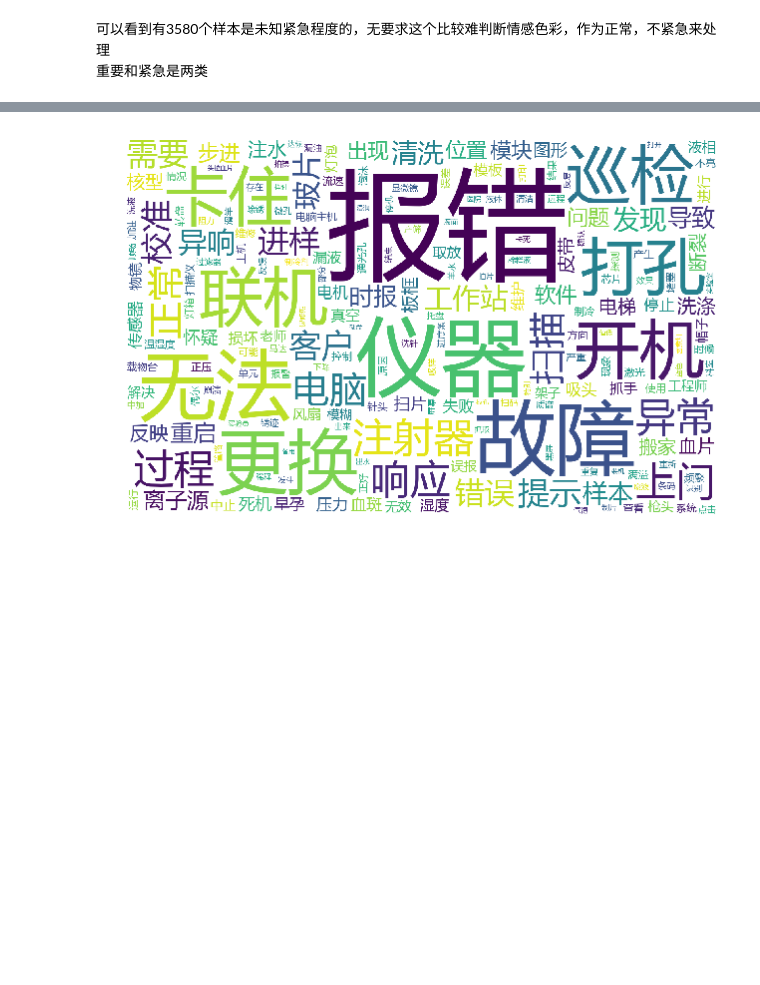
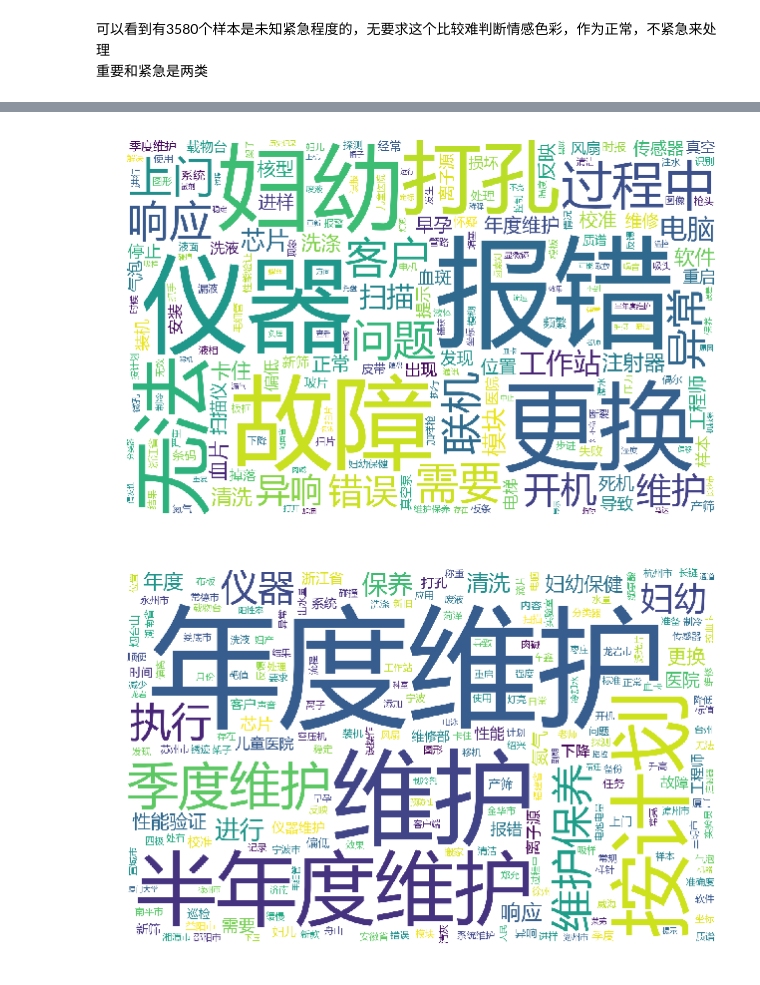
Before and after one commit to clouwer/nlpnotebook, a Jupyter notebook: projects/Biosan-service-upgrade-2019/ipy/data_preprocess.ipynb, the cells around one changed output, grey strips where cells are left out. Saved outputs shown, nothing was run; the diff lists cells and outputs as text; code cells hidden in the pictures; blank space fills up the shorter version.

```diff
--- a/projects/Biosan-service-upgrade-2019/ipy/data_preprocess.ipynb
+++ b/projects/Biosan-service-upgrade-2019/ipy/data_preprocess.ipynb
@@ -535,6 +558,11 @@ import re
+# %%
+data_service = data.loc[data['维修服务内容'] == '维修',:]
+data_maintain = data.loc[data['维修服务内容'] == '维护保养',:]
 # %%
 from data_preprocess import text_clean
 
-word_cloud_tfidf(data.loc[data['紧急程度'] == '紧急', '问题汇总'], '紧急问题', config.savefig_path)
+word_cloud_tfidf(data_service['问题汇总'], '维修词云', config.savefig_path)
+word_cloud_tfidf(data_maintain['问题汇总'], '维护词云', config.savefig_path)
 # %% [output]
-[figure, old version]
+[figure, new version]
+[figure, added]
```
Also changed, not shown: parts of 26 cells of this notebook, 9 other files.
